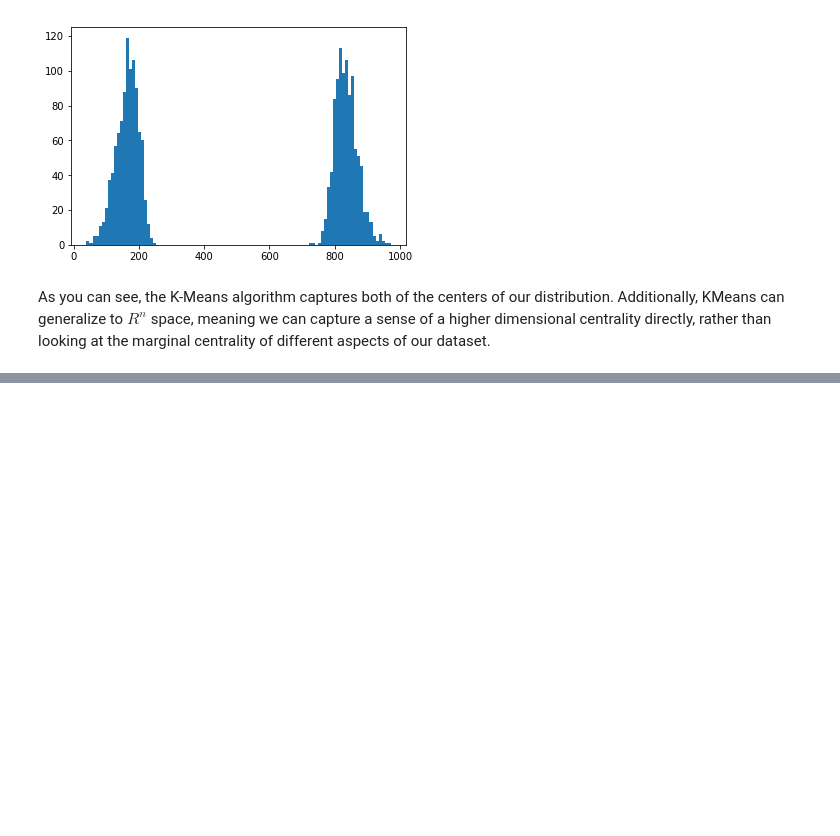
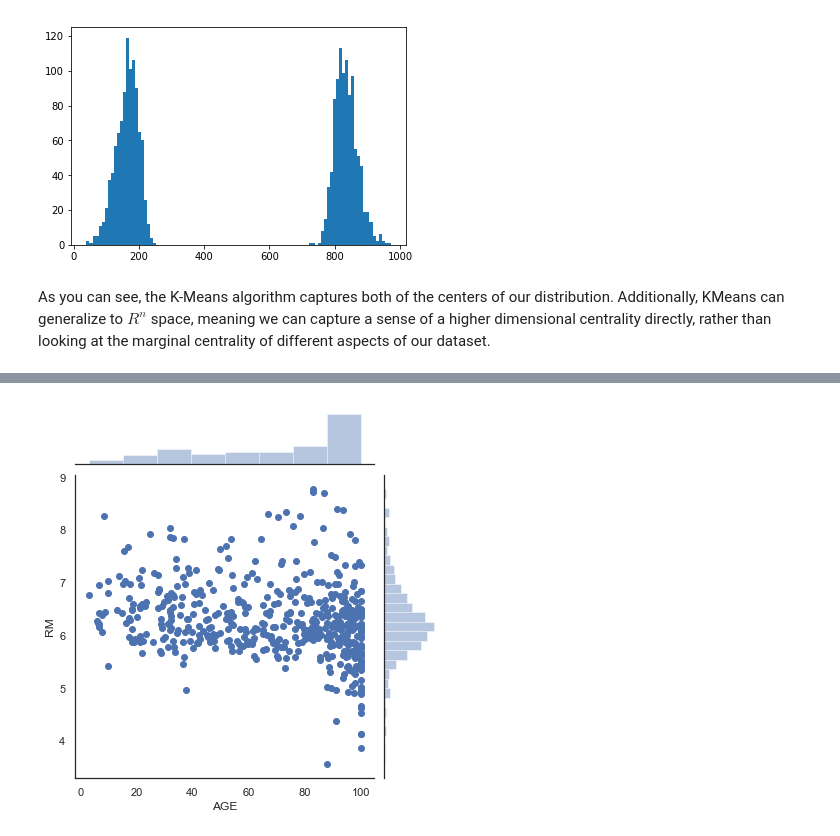
Before and after one commit to EricSchles/data_science_meetup_nyc, a Jupyter notebook: Statistical_Tests.ipynb, the cells around one changed output, grey strips where cells are left out. Saved outputs shown, nothing was run; the diff lists cells and outputs as text; code cells hidden in the pictures; blank space fills up the shorter version.

```diff
--- a/Statistical_Tests.ipynb
+++ b/Statistical_Tests.ipynb
@@ -260,0 +313,7 @@ As you can see, the K-Means algorithm captures both of the centers of our distri
+# %%
+import seaborn as sns
+sns.set(style="white", color_codes=True)
+sns.jointplot(x="AGE", y="RM", data=df)
+plt.show()
+# %% [output]
+[figure, added]
```
Also changed, not shown: parts of 10 cells of this notebook.
